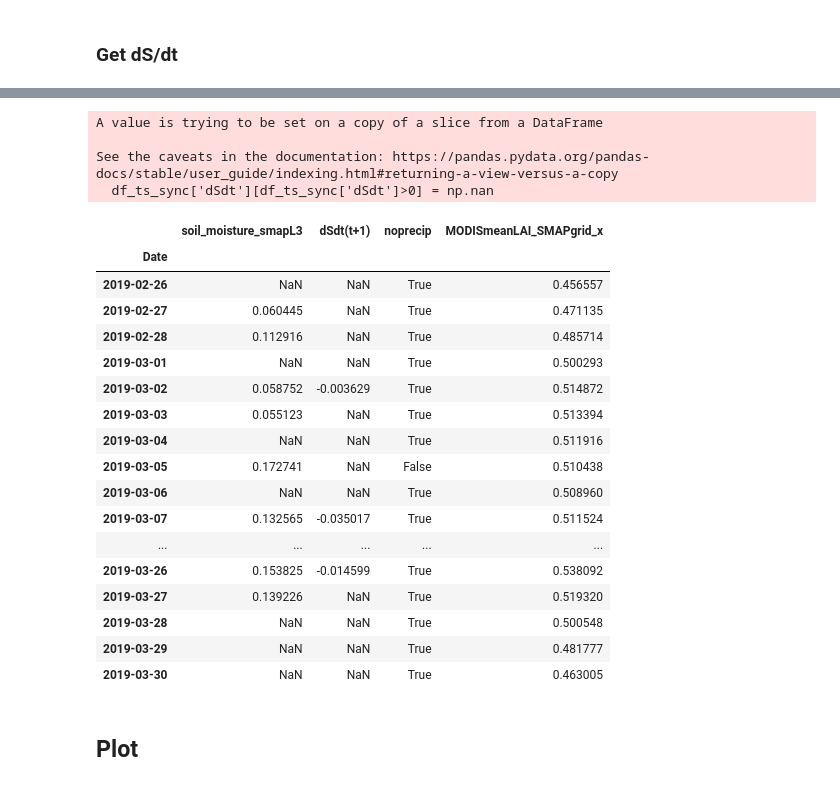
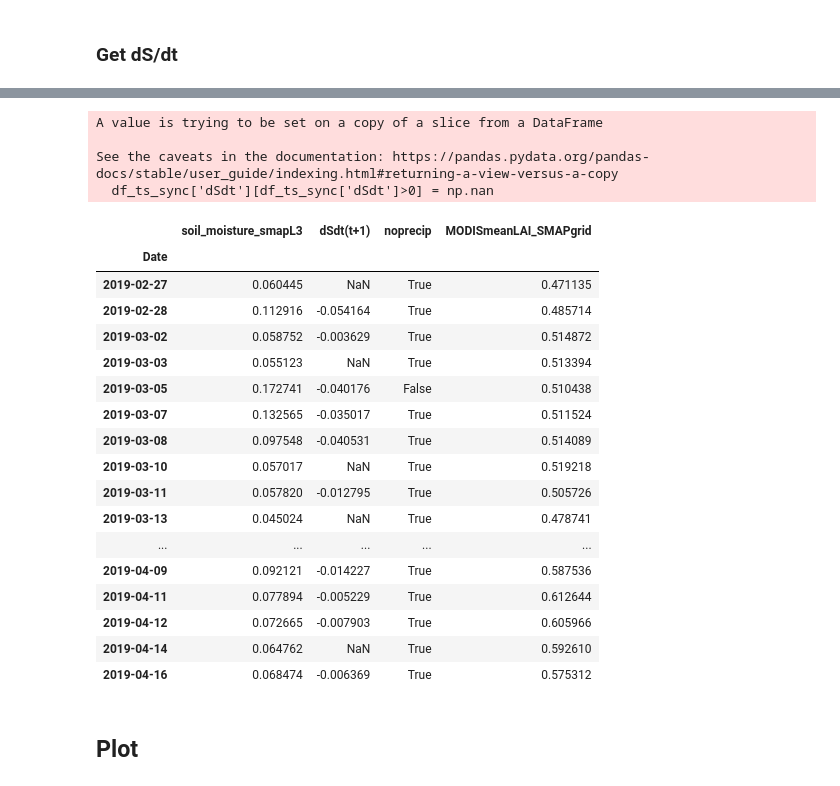
Before and after one commit to RY4GIT/SMSigxSMAP, a Jupyter notebook: 2_code_to_analyze/test_plot_LAIandSMAP_from_appeears_pt_sample.ipynb, the cells around one changed output, grey strips where cells are left out. Drawn from its saved outputs; the diff is of its cells as text; code cells hidden in the pictures.

```diff
--- a/2_code_to_analyze/test_plot_LAIandSMAP_from_appeears_pt_sample.ipynb
+++ b/2_code_to_analyze/test_plot_LAIandSMAP_from_appeears_pt_sample.ipynb
@@ -231,7 +229,7 @@ months = {
 }
 
 # Change this
-time_range = "2019-03-01/2019-03-31"
+time_range = "2015-03-01/2022-03-30" # "2019-03-01/2019-04-30" #
 
 search = catalog.search(
     collections=["modis-15A3H-061"],
@@ -350,3 +341,8 @@ df_ts_sync
 ## Get Ltheta with LAI
 # %% [markdown]
 ### Get dS/dt
+# %%
+df_ts_sync['skippable'] = (df_ts_sync['soil_moisture_smapL3'].isnull()) & (df_ts_sync['noprecip']==True)
+df_ts_sync.drop(df_ts_sync.index[df_ts_sync['skippable']==True], inplace=True)
+df_ts_sync[['soil_moisture_smapL3','noprecip', 'MODISmeanLAI_SMAPgrid', 'skippable']].head(30)
+# df_ts_sync.drop((df_ts_sync['soil_moisture_smapL3']))
@@ -353,31 +368,31 @@ df_ts_sync
 # %%
 df_ts_sync['dSdt'] = df_ts_sync['soil_moisture_smapL3'].diff()
 df_ts_sync['dSdt'][df_ts_sync['dSdt']>0] = np.nan
 df_ts_sync['dSdt(t+1)'] = df_ts_sync['dSdt'].shift(periods=-1).copy()
-df_ts_sync[['soil_moisture_smapL3','dSdt(t+1)', 'noprecip', 'MODISmeanLAI_SMAPgrid_x']]
+df_ts_sync[['soil_moisture_smapL3','dSdt(t+1)', 'noprecip', 'MODISmeanLAI_SMAPgrid']].head(30)
 # %% [output]
 A value is trying to be set on a copy of a slice from a DataFrame
 
 See the caveats in the documentation: https://pandas.pydata.org/pandas-docs/stable/user_guide/indexing.html#returning-a-view-versus-a-copy
   df_ts_sync['dSdt'][df_ts_sync['dSdt']>0] = np.nan
-|  | soil_moisture_smapL3 | dSdt(t+1) | noprecip | MODISmeanLAI_SMAPgrid_x |
+|  | soil_moisture_smapL3 | dSdt(t+1) | noprecip | MODISmeanLAI_SMAPgrid |
 | Date |  |  |  |  |
-| 2019-02-26 | NaN | NaN | True | 0.456557 |
 | 2019-02-27 | 0.060445 | NaN | True | 0.471135 |
-| 2019-02-28 | 0.112916 | NaN | True | 0.485714 |
-| 2019-03-01 | NaN | NaN | True | 0.500293 |
+| 2019-02-28 | 0.112916 | -0.054164 | True | 0.485714 |
 | 2019-03-02 | 0.058752 | -0.003629 | True | 0.514872 |
 | 2019-03-03 | 0.055123 | NaN | True | 0.513394 |
-| 2019-03-04 | NaN | NaN | True | 0.511916 |
-| 2019-03-05 | 0.172741 | NaN | False | 0.510438 |
-| 2019-03-06 | NaN | NaN | True | 0.508960 |
+| 2019-03-05 | 0.172741 | -0.040176 | False | 0.510438 |
 | 2019-03-07 | 0.132565 | -0.035017 | True | 0.511524 |
+| 2019-03-08 | 0.097548 | -0.040531 | True | 0.514089 |
+| 2019-03-10 | 0.057017 | NaN | True | 0.519218 |
+| 2019-03-11 | 0.057820 | -0.012795 | True | 0.505726 |
+| 2019-03-13 | 0.045024 | NaN | True | 0.478741 |
 | ... | ... | ... | ... | ... |
-| 2019-03-26 | 0.153825 | -0.014599 | True | 0.538092 |
-| 2019-03-27 | 0.139226 | NaN | True | 0.519320 |
-| 2019-03-28 | NaN | NaN | True | 0.500548 |
-| 2019-03-29 | NaN | NaN | True | 0.481777 |
-| 2019-03-30 | NaN | NaN | True | 0.463005 |
+| 2019-04-09 | 0.092121 | -0.014227 | True | 0.587536 |
+| 2019-04-11 | 0.077894 | -0.005229 | True | 0.612644 |
+| 2019-04-12 | 0.072665 | -0.007903 | True | 0.605966 |
+| 2019-04-14 | 0.064762 | NaN | True | 0.592610 |
+| 2019-04-16 | 0.068474 | -0.006369 | True | 0.575312 |
 # %% [markdown]
 ## Plot
 # %%
```
Also changed, not shown: parts of 8 cells of this notebook.
